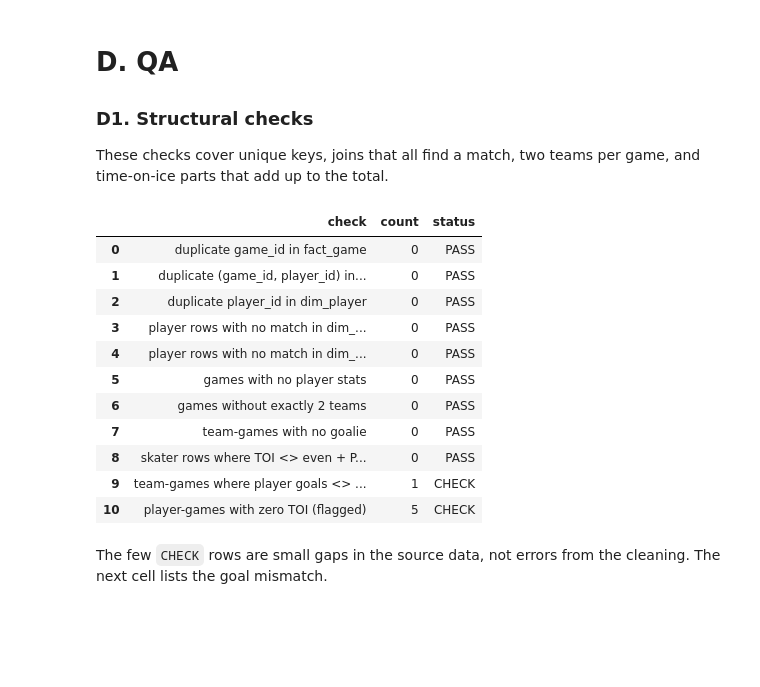
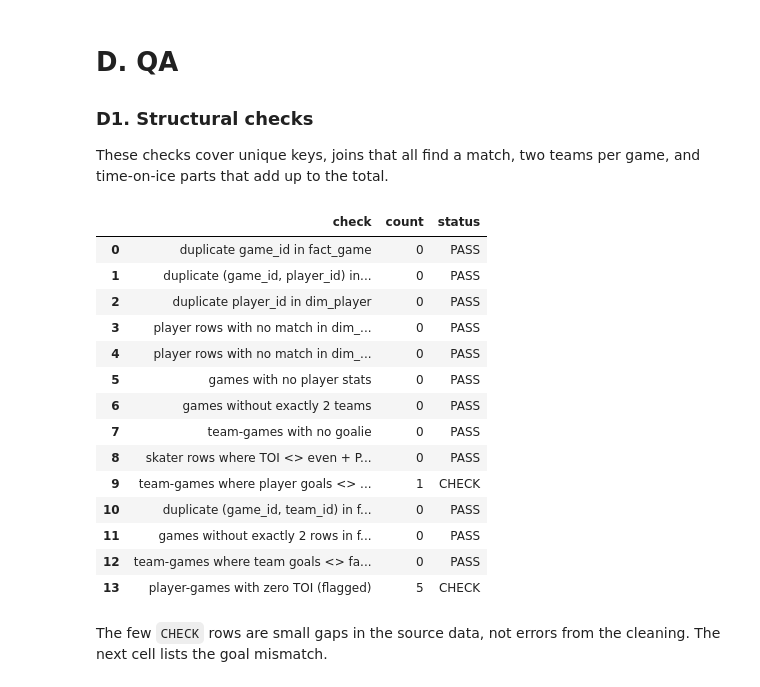
Before and after one commit to MonicccccaL/nhl_project, a Jupyter notebook: phase1_data_audit_and_cleaning.ipynb, the cells around one changed output. Cells and saved outputs as stored; diff of their text form; code cells hidden in the pictures; blank space fills up the shorter version.

```diff
--- a/phase1_data_audit_and_cleaning.ipynb
+++ b/phase1_data_audit_and_cleaning.ipynb
@@ -947,34 +1057,44 @@ checks = {
         "SELECT count(*) FROM fact_game ANTI JOIN fact_player_game USING (game_id)",
     "games without exactly 2 teams":
         "SELECT count(*) FROM (SELECT game_id FROM fact_player_game GROUP BY 1 HAVING count(DISTINCT team_id) <> 2)",
     "team-games with no goalie":
         "SELECT count(*) FROM (SELECT game_id, team_id FROM fact_player_game GROUP BY ALL HAVING count(*) FILTER (WHERE player_role = 'Goalie') = 0)",
     "skater rows where TOI <> even + PP + SH":
         "SELECT count(*) FROM fact_player_game WHERE player_role = 'Skater' AND toi_seconds <> toi_even_seconds + toi_pp_seconds + toi_sh_seconds",
     "team-games where player goals <> team goals":
         """WITH pg AS (SELECT game_id, team_id, sum(goals) g FROM fact_player_game GROUP BY ALL),
                 tg AS (SELECT game_id, home_team_id team_id, home_goals_excl_so goals FROM fact_game
                        UNION ALL SELECT game_id, away_team_id, away_goals_excl_so FROM fact_game)
            SELECT count(*) FROM tg JOIN pg USING (game_id, team_id) WHERE tg.goals <> pg.g""",
+    "duplicate (game_id, team_id) in fact_team_game":
+        "SELECT count(*) - count(DISTINCT (game_id, team_id)) FROM fact_team_game",
+    "games without exactly 2 rows in fact_team_game":
+        "SELECT count(*) FROM (SELECT game_id FROM fact_game LEFT JOIN fact_team_game USING (game_id) GROUP BY 1 HAVING count(team_id) <> 2)",
+    "team-games where team goals <> fact_game goals":
+        """SELECT count(*) FROM fact_team_game t JOIN fact_game g USING (game_id)
+           WHERE t.goals_for <> CASE WHEN t.is_home THEN g.home_goals_excl_so ELSE g.away_goals_excl_so END""",
     "player-games with zero TOI (flagged)":
         "SELECT count(*) FROM fact_player_game WHERE zero_toi_flag",
 }
 qa = pd.DataFrame([{"check": k, "count": con.execute(v).fetchone()[0]} for k, v in checks.items()])
 qa["status"] = qa["count"].map(lambda n: "PASS" if n == 0 else "CHECK")
 qa
 # %% [output]
 |  | check | count | status |
 | 0 | duplicate game_id in fact_game | 0 | PASS |
 | 1 | duplicate (game_id, player_id) in... | 0 | PASS |
 | 2 | duplicate player_id in dim_player | 0 | PASS |
 | 3 | player rows with no match in dim_... | 0 | PASS |
 | 4 | player rows with no match in dim_... | 0 | PASS |
 | 5 | games with no player stats | 0 | PASS |
 | 6 | games without exactly 2 teams | 0 | PASS |
 | 7 | team-games with no goalie | 0 | PASS |
 | 8 | skater rows where TOI <> even + P... | 0 | PASS |
 | 9 | team-games where player goals <> ... | 1 | CHECK |
-| 10 | player-games with zero TOI (flagged) | 5 | CHECK |
+| 10 | duplicate (game_id, team_id) in f... | 0 | PASS |
+| 11 | games without exactly 2 rows in f... | 0 | PASS |
+| 12 | team-games where team goals <> fa... | 0 | PASS |
+| 13 | player-games with zero TOI (flagged) | 5 | CHECK |
 # %% [markdown]
 The few `CHECK` rows are small gaps in the source data, not errors from the cleaning. The next cell lists the goal mismatch.
 # %%
```
Also changed, not shown: parts of 8 cells of this notebook, 1 other file.
